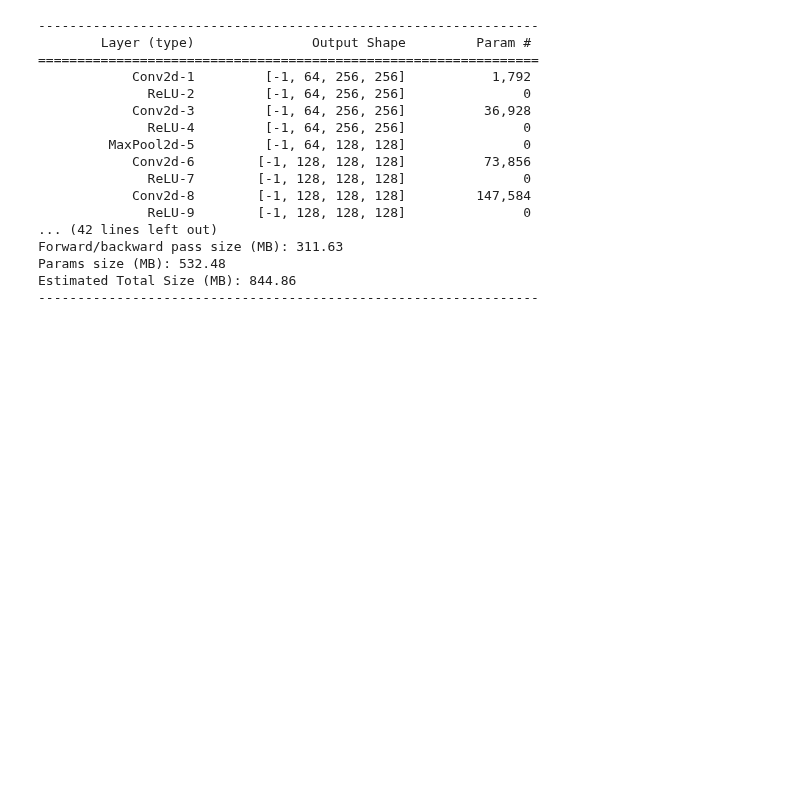
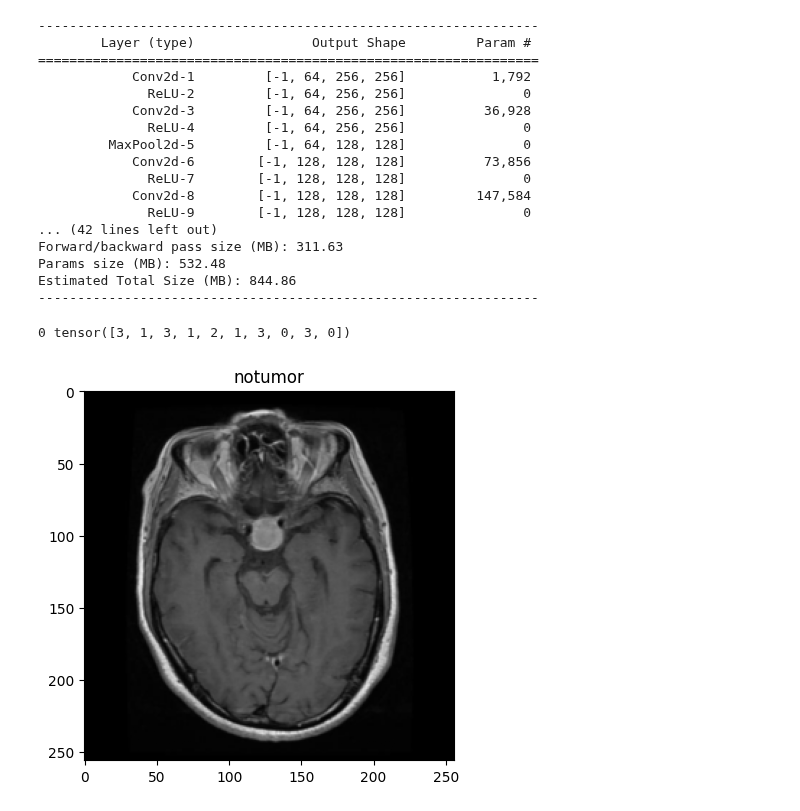
Before and after one commit to NicholasLeotta99/Neuromatch_BrainCancer, a Jupyter notebook: code/VGG19_Classifier_Test.ipynb, the cells around one changed output. Drawn from its saved outputs; the diff is of its cells as text; code cells hidden in the pictures; blank space fills up the shorter version.

Commit message:
Initial data loader with preview of class and scan

```diff
--- a/code/VGG19_Classifier_Test.ipynb
+++ b/code/VGG19_Classifier_Test.ipynb
@@ -54,3 +55,21 @@ Estimated Total Size (MB): 844.86
 ----------------------------------------------------------------
 # %%
 classes = os.listdir('./Training/')
+# %%
+# @title Dataset Generation
+#TODO - Verify labels correspond to classes
+data_transf = transforms.Compose([
+transforms.Resize((256, 256)),
+transforms.ToTensor()])
+import matplotlib.pyplot as plt
+TrainingDataset = ImageFolder(root='./Training/', transform=data_transf)#, transform=torchvision.models.VGG19_Weights.IMAGENET1K_V1.transforms)
+TrainingLoader = DataLoader(TrainingDataset, batch_size=10, shuffle=True)
+for batch_number , (images, labels) in enumerate(TrainingLoader):
+  print(batch_number, labels)
+  plt.imshow(torch.moveaxis(images[0], 0, -1))
+  plt.title(classes[labels[0]])
+  plt.show()
+  break
+# %% [output]
+0 tensor([3, 1, 3, 1, 2, 1, 3, 0, 3, 0])
+[figure, added]
```
Also changed, not shown: parts of 1 cell of this notebook.
